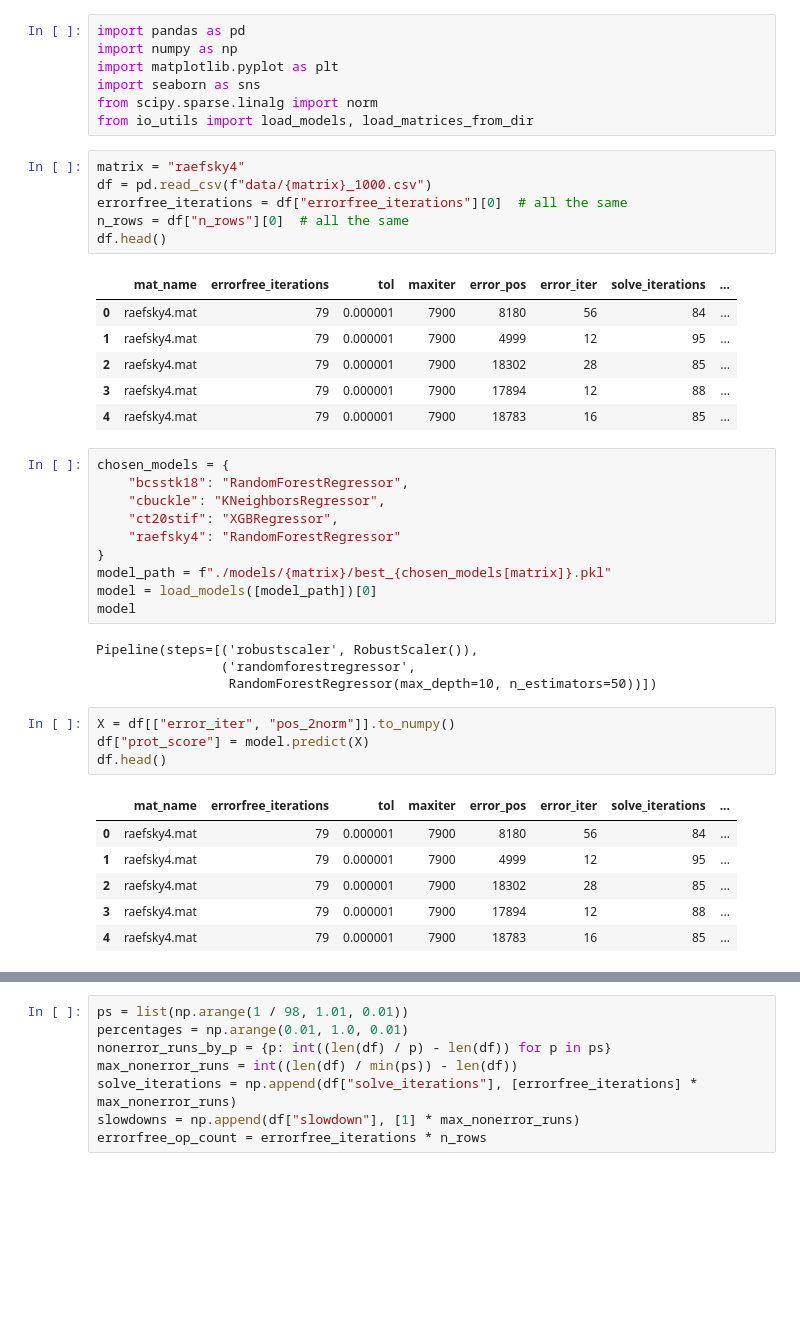
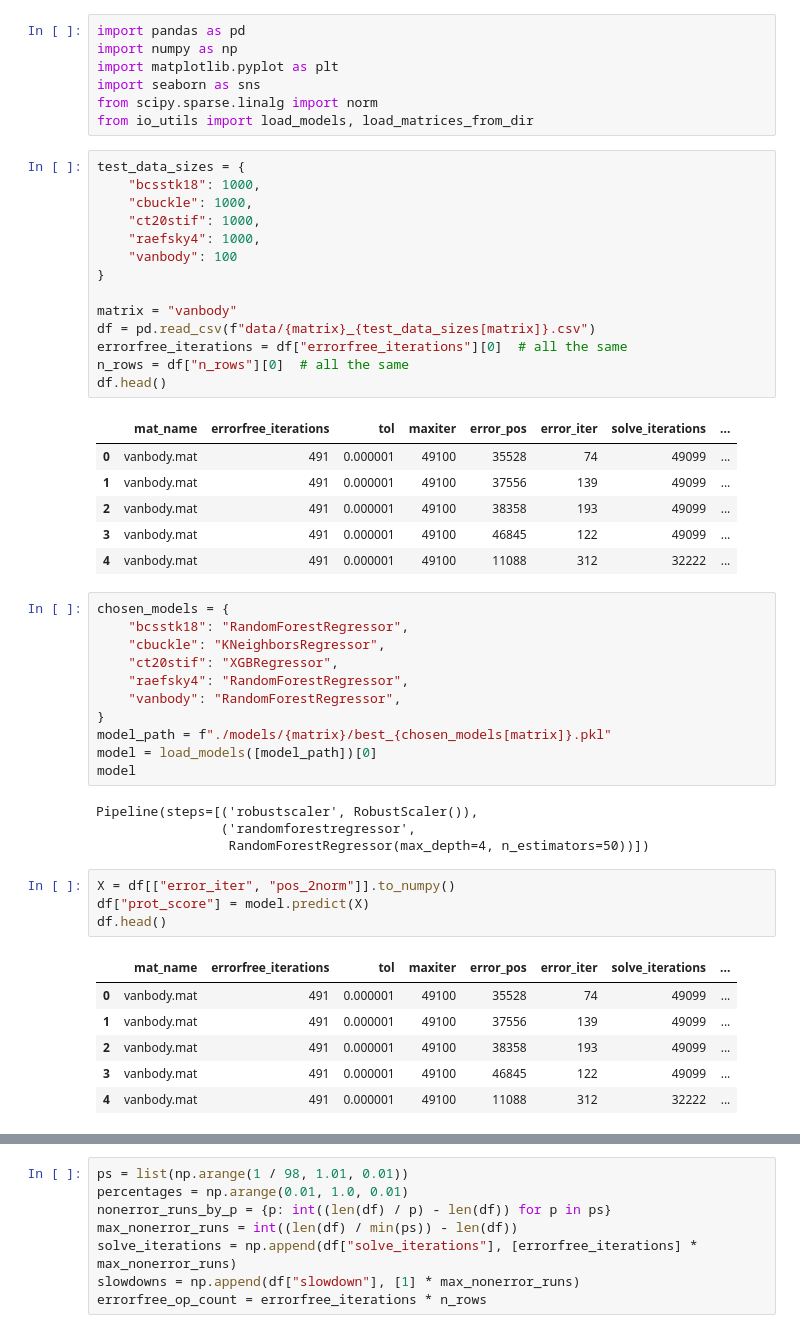
Before and after one commit to DanielRJohnson/Dynamic-Selective-Protection, a Jupyter notebook: analyses/overhead_analysis.ipynb, the cells around one changed output, grey strips where cells are left out. Drawn from its saved outputs; the diff is of its cells as text; blank space fills up the shorter version.

```diff
--- a/analyses/overhead_analysis.ipynb
+++ b/analyses/overhead_analysis.ipynb
@@ -10,24 +10,33 @@ import seaborn as sns
 from scipy.sparse.linalg import norm
 from io_utils import load_models, load_matrices_from_dir
 # %%
-matrix = "raefsky4"
-df = pd.read_csv(f"data/{matrix}_1000.csv")
+test_data_sizes = {
+    "bcsstk18": 1000,
+    "cbuckle": 1000,
+    "ct20stif": 1000,
+    "raefsky4": 1000,
+    "vanbody": 100
+}
+
+matrix = "vanbody"
+df = pd.read_csv(f"data/{matrix}_{test_data_sizes[matrix]}.csv")
 errorfree_iterations = df["errorfree_iterations"][0]  # all the same
 n_rows = df["n_rows"][0]  # all the same
 df.head()
 # %% [output]
 |  | mat_name | errorfree_iterations | tol | maxiter | error_pos | error_iter | solve_iterations | ... |
-| 0 | raefsky4.mat | 79 | 0.000001 | 7900 | 8180 | 56 | 84 | ... |
-| 1 | raefsky4.mat | 79 | 0.000001 | 7900 | 4999 | 12 | 95 | ... |
-| 2 | raefsky4.mat | 79 | 0.000001 | 7900 | 18302 | 28 | 85 | ... |
-| 3 | raefsky4.mat | 79 | 0.000001 | 7900 | 17894 | 12 | 88 | ... |
-| 4 | raefsky4.mat | 79 | 0.000001 | 7900 | 18783 | 16 | 85 | ... |
+| 0 | vanbody.mat | 491 | 0.000001 | 49100 | 35528 | 74 | 49099 | ... |
+| 1 | vanbody.mat | 491 | 0.000001 | 49100 | 37556 | 139 | 49099 | ... |
+| 2 | vanbody.mat | 491 | 0.000001 | 49100 | 38358 | 193 | 49099 | ... |
+| 3 | vanbody.mat | 491 | 0.000001 | 49100 | 46845 | 122 | 49099 | ... |
+| 4 | vanbody.mat | 491 | 0.000001 | 49100 | 11088 | 312 | 32222 | ... |
 # %%
 chosen_models = {
     "bcsstk18": "RandomForestRegressor",
     "cbuckle": "KNeighborsRegressor",
     "ct20stif": "XGBRegressor",
-    "raefsky4": "RandomForestRegressor"
+    "raefsky4": "RandomForestRegressor",
+    "vanbody": "RandomForestRegressor",
 }
 model_path = f"./models/{matrix}/best_{chosen_models[matrix]}.pkl"
 model = load_models([model_path])[0]
@@ -35,18 +44,18 @@ model
 # %% [output]
 Pipeline(steps=[('robustscaler', RobustScaler()),
                 ('randomforestregressor',
-                 RandomForestRegressor(max_depth=10, n_estimators=50))])
+                 RandomForestRegressor(max_depth=4, n_estimators=50))])
 # %%
 X = df[["error_iter", "pos_2norm"]].to_numpy()
 df["prot_score"] = model.predict(X)
 df.head()
 # %% [output]
 |  | mat_name | errorfree_iterations | tol | maxiter | error_pos | error_iter | solve_iterations | ... |
-| 0 | raefsky4.mat | 79 | 0.000001 | 7900 | 8180 | 56 | 84 | ... |
-| 1 | raefsky4.mat | 79 | 0.000001 | 7900 | 4999 | 12 | 95 | ... |
-| 2 | raefsky4.mat | 79 | 0.000001 | 7900 | 18302 | 28 | 85 | ... |
-| 3 | raefsky4.mat | 79 | 0.000001 | 7900 | 17894 | 12 | 88 | ... |
-| 4 | raefsky4.mat | 79 | 0.000001 | 7900 | 18783 | 16 | 85 | ... |
+| 0 | vanbody.mat | 491 | 0.000001 | 49100 | 35528 | 74 | 49099 | ... |
+| 1 | vanbody.mat | 491 | 0.000001 | 49100 | 37556 | 139 | 49099 | ... |
+| 2 | vanbody.mat | 491 | 0.000001 | 49100 | 38358 | 193 | 49099 | ... |
+| 3 | vanbody.mat | 491 | 0.000001 | 49100 | 46845 | 122 | 49099 | ... |
+| 4 | vanbody.mat | 491 | 0.000001 | 49100 | 11088 | 312 | 32222 | ... |
 # %%
 mats = load_matrices_from_dir("../matrices/raw", subset=[matrix])
 mat = list(mats.values())[0]
```
Also changed, not shown: parts of 4 cells of this notebook, 15 other files.
